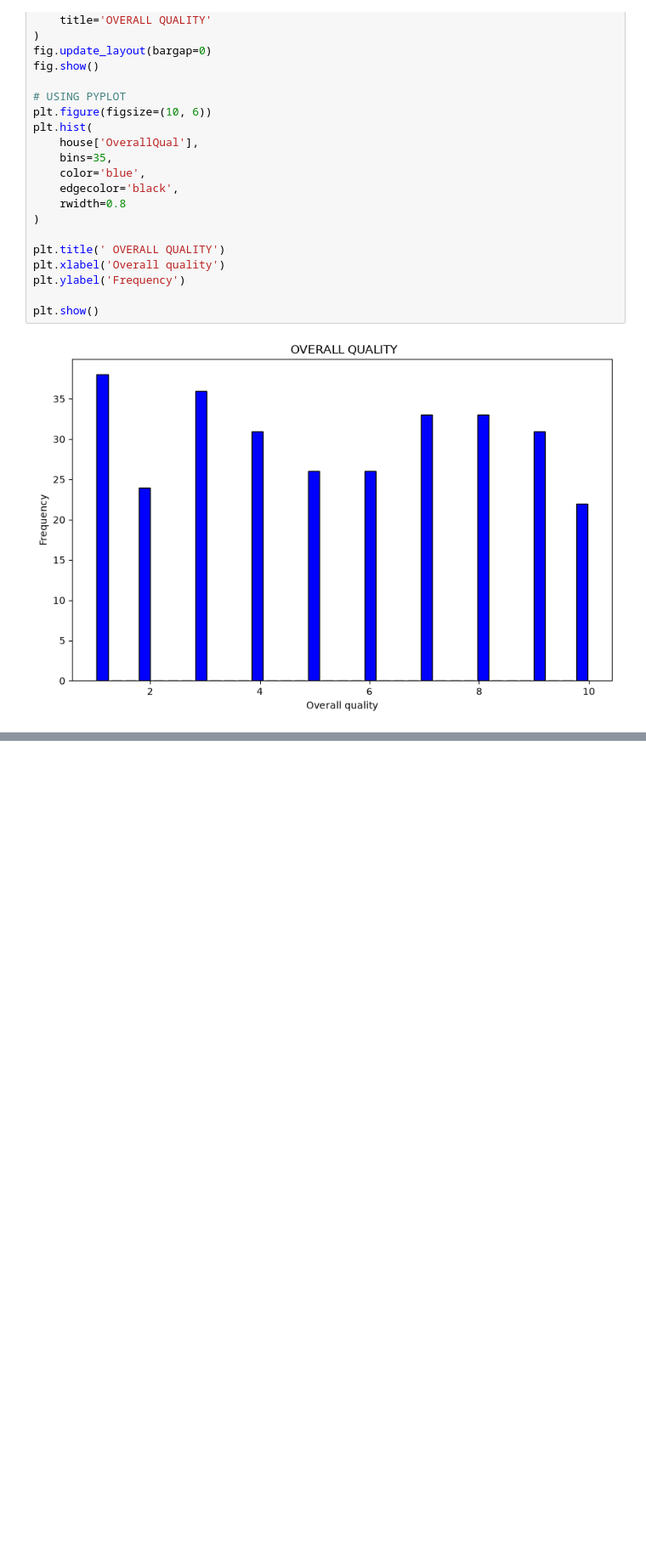
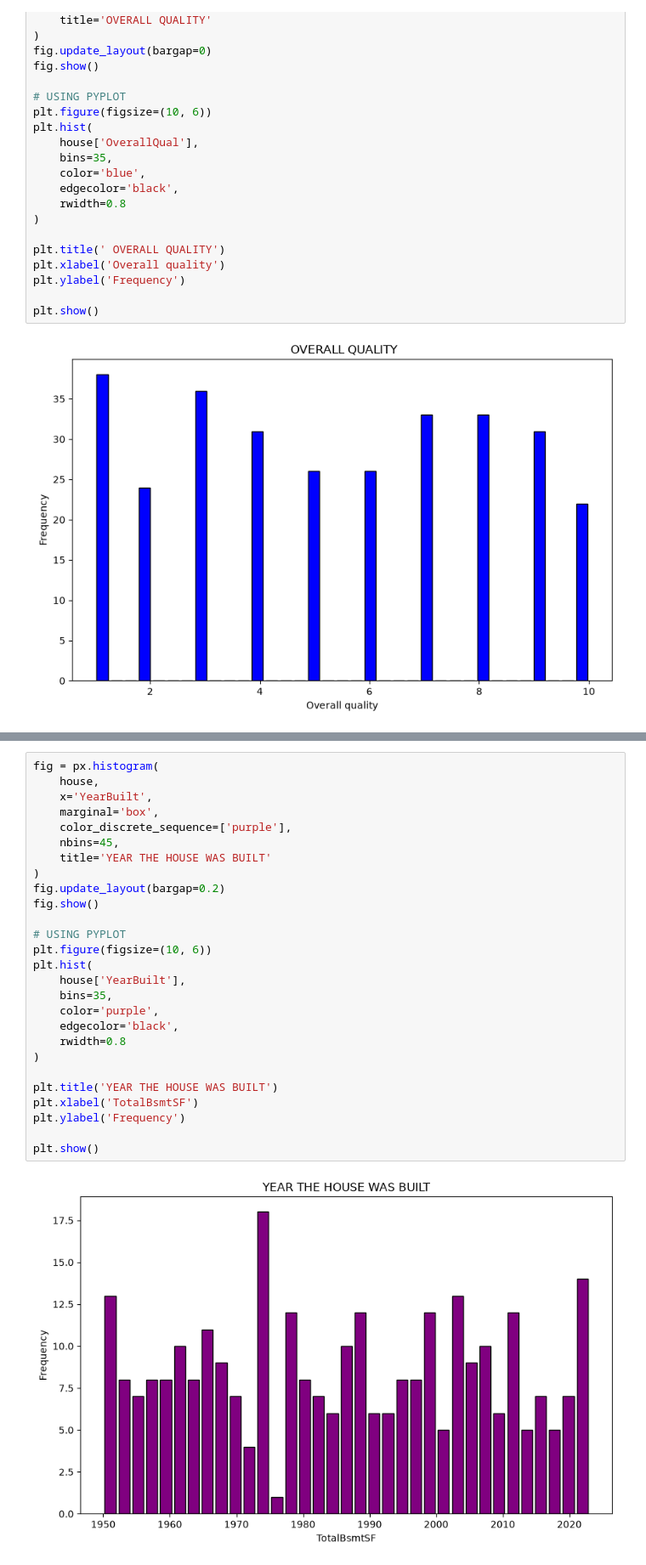
Before and after one commit to popsy-jeff/MACHINE-LEARNING--LINEAR-REGRESSION, a Jupyter notebook: House_Prices_LinearRegression_Model.ipynb, the cells around one changed output, grey strips where cells are left out. Shown at 85% size. Cells and saved outputs as stored; diff of their text form; blank space fills up the shorter version.

```diff
--- a/House_Prices_LinearRegression_Model.ipynb
+++ b/House_Prices_LinearRegression_Model.ipynb
@@ -203,0 +215,29 @@ plt.show()
+# %%
+fig = px.histogram(
+    house,
+    x='YearBuilt',
+    marginal='box',
+    color_discrete_sequence=['purple'],
+    nbins=45,
+    title='YEAR THE HOUSE WAS BUILT'
+)
+fig.update_layout(bargap=0.2)
+fig.show()
+
+# USING PYPLOT
+plt.figure(figsize=(10, 6))
+plt.hist(
+    house['YearBuilt'],
+    bins=35,
+    color='purple',
+    edgecolor='black',
+    rwidth=0.8
+)
+
+plt.title('YEAR THE HOUSE WAS BUILT')
+plt.xlabel('TotalBsmtSF')
+plt.ylabel('Frequency')
+
+plt.show()
+# %% [output]
+[figure, added]
```
Also changed, not shown: parts of 4 cells of this notebook.
